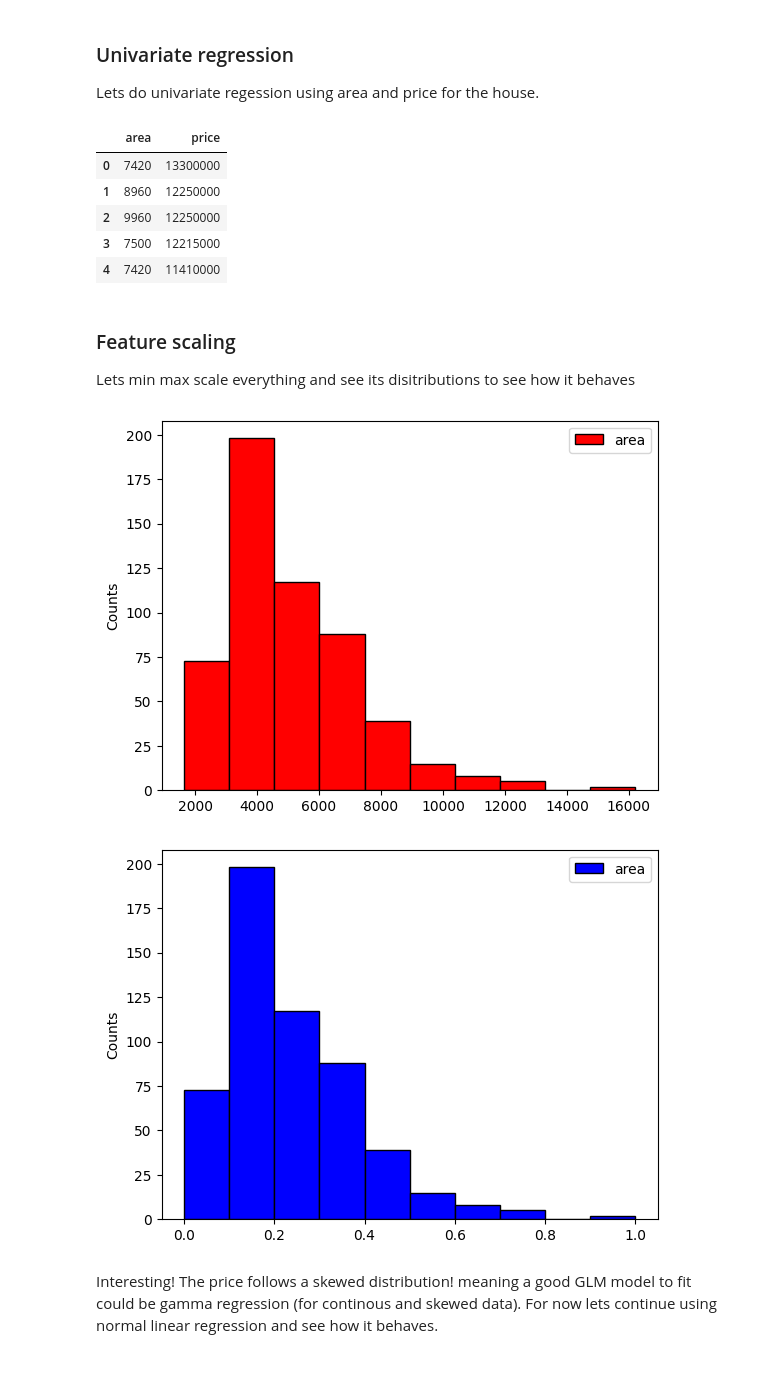
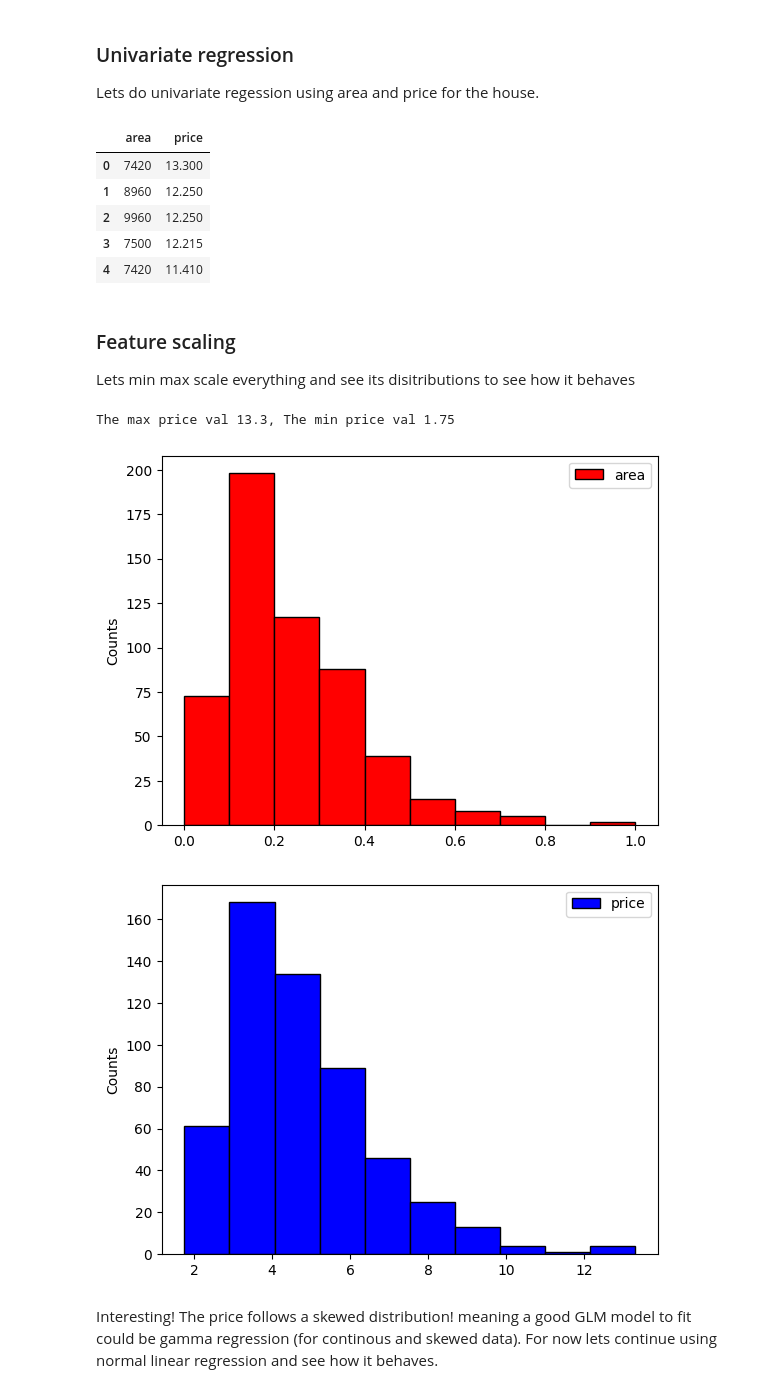
Before and after one commit to apadin-usd/AAI-500-Final-Project-Code-Team-4, a Jupyter notebook: notebooks/multi_linear_regression.ipynb, the cells around one changed output. Cells and saved outputs as stored; diff of their text form; code cells hidden in the pictures.

```diff
--- a/notebooks/multi_linear_regression.ipynb
+++ b/notebooks/multi_linear_regression.ipynb
@@ -37,6 +38,10 @@ data_path = os.path.join(os.getcwd(), os.pardir, "data", "Housing.csv")
 print(os.path.exists(data_path))
 df_housing = pd.read_csv(data_path)
 df_housing.head()
+
+#Lets divide by 1*10^6 the price
+df_housing["price"] = df_housing["price"]/1000000
+df_housing.head()
 # %% [output]
 True
 |  | price | area | bedrooms | bathrooms | stories | mainroad | guestroom | basement | hotwaterheating | ... |
@@ -76,10 +81,11 @@ plt.show()
 # Find the high correlation columns
 high_corr_columns = correlation_matrix.columns[(correlation_matrix.iloc[0,:].abs() > 0.35)]
 # Select these columns from your original DataFrame
-filtered_df = df_housing[high_corr_columns]
+df_filtered = df_housing[high_corr_columns]
 
 # Display the filtered DataFrame with the selected columns
-print(filtered_df.shape)
-print(filtered_df.head())
+print(df_filtered.shape)
+print(df_filtered.head())
+print(df_filtered.columns)
 # %% [output]
 (545, 7)
@@ -93,62 +102,67 @@ print(filtered_df.head())
 ### Univariate regression
 Lets do univariate regession using area and price for the house.
 # %%
-df_uni_variate = filtered_df.loc[:, ["area", "price"]]
+df_uni_variate = df_filtered.loc[:, ["area", "price"]]
 df_uni_variate.head()
 # %% [output]
 |  | area | price |
-| 0 | 7420 | 13300000 |
-| 1 | 8960 | 12250000 |
-| 2 | 9960 | 12250000 |
-| 3 | 7500 | 12215000 |
-| 4 | 7420 | 11410000 |
+| 0 | 7420 | 13.300 |
+| 1 | 8960 | 12.250 |
+| 2 | 9960 | 12.250 |
+| 3 | 7500 | 12.215 |
+| 4 | 7420 | 11.410 |
 # %% [markdown]
 ### Feature scaling
 Lets min max scale everything and see its disitributions to see how it behaves
 # %%
+from typing import Union
+
 # Lets iterate across columns
 def plot_histograms(df:pd.DataFrame, color_plot:str)->None:
 
     if len(df.columns) > 1:
         fig, axs = plt.subplots(len(df.columns))
         for i, c in enumerate(df.columns):
             axs[i].hist(df[c].to_numpy(), label = str(c),\
                 color = color_plot, edgecolor = "black")
             axs[i].legend(loc = "upper right")
             axs[i].set_ylabel("Counts")
     else:
         fig, axs = plt.subplots(1)
         axs.hist(df[df.columns[0]].to_numpy(), label = str(df.columns[0]),\
             color = color_plot, edgecolor = "black")
         axs.legend(loc = "upper right")
         axs.set_ylabel("Counts")
     fig.show()
 
+def scale_back(min_val:Union[int, float],\
+    max_val:Union[int, float], X_scaled: Union[int, float]) -> Union[np.ndarray, pd.DataFrame, int, float]:
+    return X_scaled * (max_val - min_val) + min_val
+
+#Keep the max and min values of price
+price_ranges_vals = (np.max(df_uni_variate["price"].to_numpy()), np.min(df_uni_variate["price"].to_numpy()))
+print(f"The max price val {price_ranges_vals[0]}, The min price val {price_ranges_vals[1]}")
+
 #Lets used the min-max feature scaled data
 x = df_uni_variate.loc[:, df_uni_variate.columns != "price"]
 y = pd.DataFrame(df_uni_variate["price"])
 
+#Plot the max feature scaled
+scaler = MinMaxScaler()
+x_cols = x.columns
+x = scaler.fit_transform(x)
+x = pd.DataFrame(x)
+x.columns = x_cols
+
 #Plot the histograms unnormalized
 plot_histograms(df=x, color_plot="r")
 
-#Plot the max feature scaled
-x_columns = x.columns
-scaler = MinMaxScaler()
-x = scaler.fit_transform(x)
-
-# rename columns (since now its an np array)
-x = pd.DataFrame(x)
-x.columns = x_columns
-x.head()
-
-# df_uni_variate = pd.concat([x, y])
-# print(df_uni_variate)
-
 #Plot the histograms normalized
-plot_histograms(df=x, color_plot="b")
+plot_histograms(df=y, color_plot="b")
 # %% [output]
+The max price val 13.3, The min price val 1.75
-[figure, old version]
+[figure, new version]
-[figure, old version]
+[figure, new version]
 # %% [markdown]
 Interesting! The price follows a skewed distribution! meaning a good GLM model to fit could be gamma regression (for continous and skewed data). For now lets continue using normal linear regression and see how it behaves.
 # %% [markdown]
```
Also changed, not shown: parts of 10 cells of this notebook.
